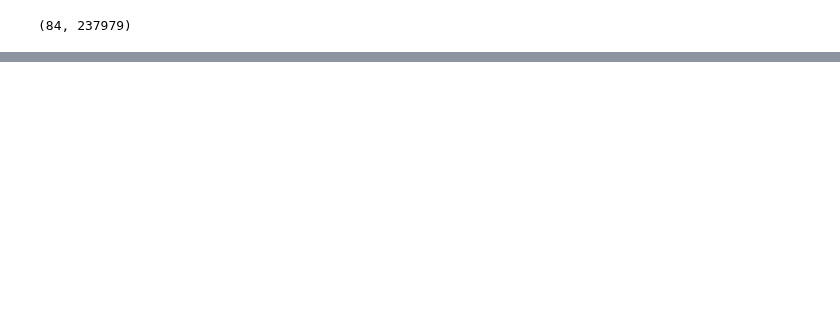
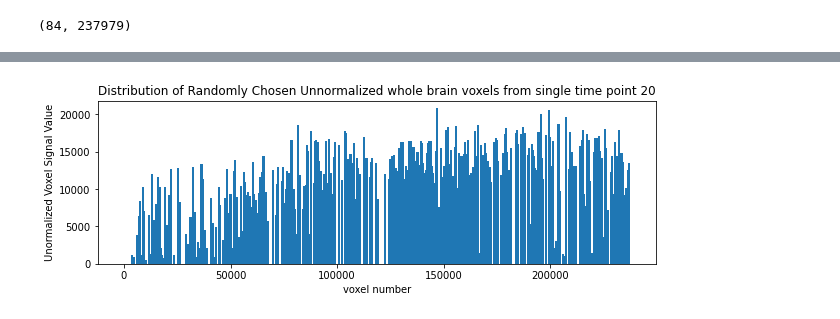
Before and after one commit to staceybeck/teambrainiac, a Jupyter notebook: source/Visualize_Data.ipynb, the cells around one changed output, grey strips where cells are left out. Saved outputs shown, nothing was run; the diff lists cells and outputs as text; code cells hidden in the pictures; blank space fills up the shorter version.

```diff
--- a/source/Visualize_Data.ipynb
+++ b/source/Visualize_Data.ipynb
@@ -113,0 +105,13 @@ array([[-100.        , -100.        , -100.        , ...,  -66.48429102,
+# %%
+# Plot Unnormalized distribution of voxels at random time point
+tp = np.random.randint(0, masked_2d.shape[0])
+x_ax = np.sort(np.random.randint(0, len(masked_2d[tp, :]), 500))
+y_ax = masked_2d[tp, x_ax]
+plt.figure(figsize = (10 ,3))
+plt.bar(x_ax, y_ax, width=1000)
+plt.title(f"Distribution of Randomly Chosen Unnormalized whole brain voxels from single time point {tp}")
+plt.xlabel("voxel number")
+plt.ylabel("Unormalized Voxel Signal Value")
+plt.show()
+# %% [output]
+[figure, added]
```
Also changed, not shown: parts of 12 cells of this notebook.
